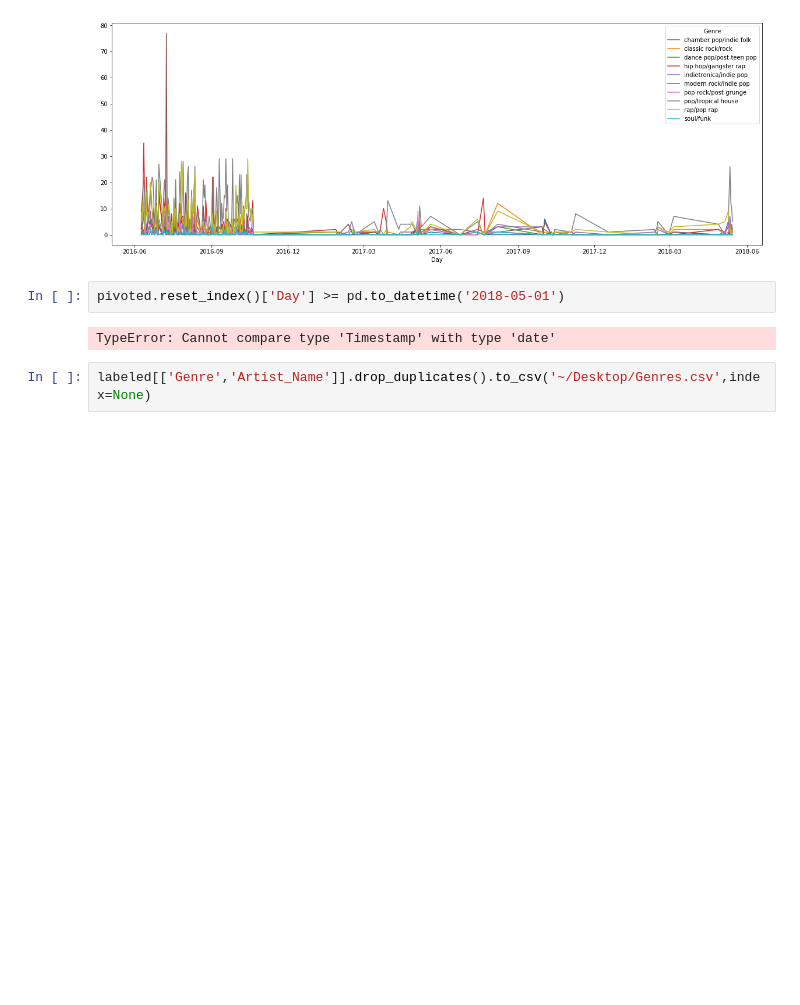
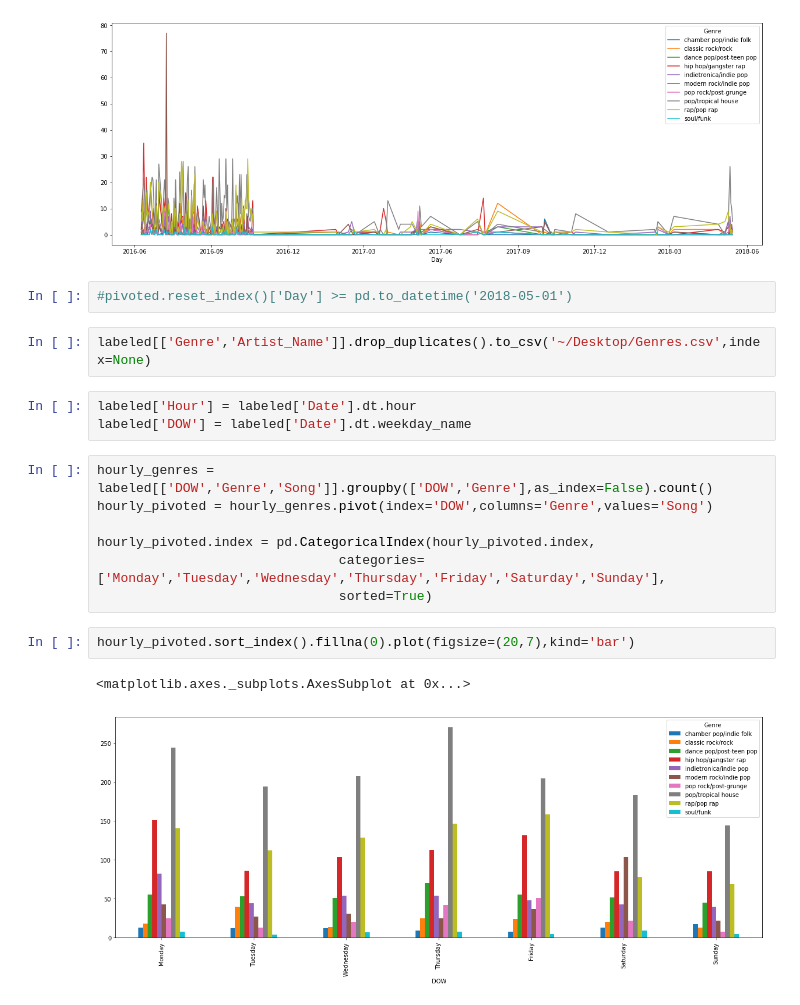
Before and after one commit to julezzzzzz/Python-Projects, a Jupyter notebook: My Last FM Genre Classification Using Hierarchical Clustering.ipynb, the cells around one changed output. Drawn from its saved outputs; the diff is of its cells as text; blank space fills up the shorter version.

```diff
--- a/My Last FM Genre Classification Using Hierarchical Clustering.ipynb
+++ b/My Last FM Genre Classification Using Hierarchical Clustering.ipynb
@@ -157,8 +159,21 @@ pivoted.fillna(0).plot(figsize=(20,7),kind='line')
 <matplotlib.axes._subplots.AxesSubplot at 0x...>
 [figure]
 # %%
-pivoted.reset_index()['Day'] >= pd.to_datetime('2018-05-01')
+#pivoted.reset_index()['Day'] >= pd.to_datetime('2018-05-01')
-# %% [output]
-TypeError: Cannot compare type 'Timestamp' with type 'date'
 # %%
 labeled[['Genre','Artist_Name']].drop_duplicates().to_csv('~/Desktop/Genres.csv',index=None)
+# %%
+labeled['Hour'] = labeled['Date'].dt.hour
+labeled['DOW'] = labeled['Date'].dt.weekday_name
+# %%
+hourly_genres = labeled[['DOW','Genre','Song']].groupby(['DOW','Genre'],as_index=False).count()
+hourly_pivoted = hourly_genres.pivot(index='DOW',columns='Genre',values='Song')
+
+hourly_pivoted.index = pd.CategoricalIndex(hourly_pivoted.index,
+                               categories=['Monday','Tuesday','Wednesday','Thursday','Friday','Saturday','Sunday'],
+                               sorted=True)
+# %%
+hourly_pivoted.sort_index().fillna(0).plot(figsize=(20,7),kind='bar')
+# %% [output]
+<matplotlib.axes._subplots.AxesSubplot at 0x...>
+[figure, added]
```
Also changed, not shown: parts of 1 cell of this notebook.
